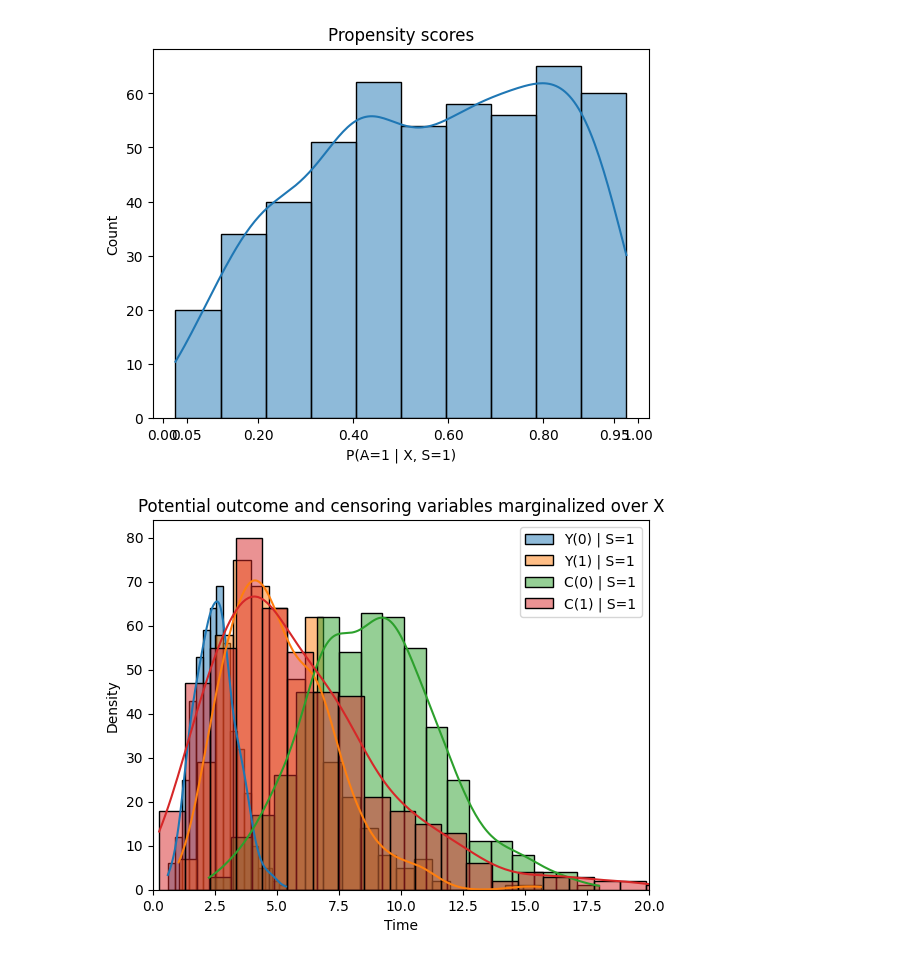
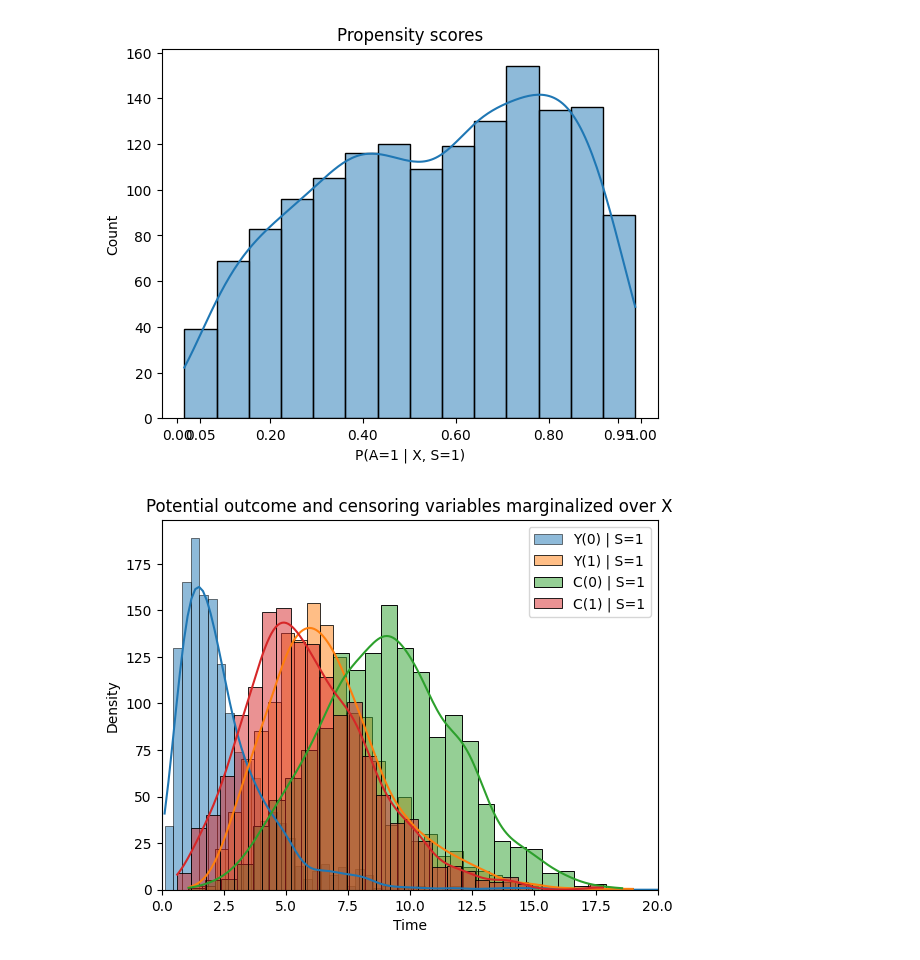
Before and after one commit to demireal/censored-mmr, a Jupyter notebook: main.ipynb, the cells around one changed output. Drawn from its saved outputs; the diff is of its cells as text; code cells hidden in the pictures.

Commit message:
updates to misspecified signals, DR implementations, and some JSON settings

```diff
--- a/main.ipynb
+++ b/main.ipynb
@@ -20,8 +20,8 @@ from mmr_utils import *
 mmr_keys = ["IPCW", "IPW-Drop"]
 CD = 10
 UC = 0
-jD = read_json('conditional-IC/samePO.json', CD, UC, mmr_keys)
-m = 1
+jD = read_json('conditional-IC/diffPO-beta.json', CD, UC, mmr_keys)
+m = 3
 os_size = int(jD['rct_size'] * m)
 
 t1 = time()
@@ -62,4 +62,4 @@ RCT size: 500, OS size: 500, time elapsed: 5.04
-[figure, old version]
+[figure, new version]
-[figure, old version]
+[figure, new version]
 # %%
 mmr_stats
```
Also changed, not shown: parts of 11 cells of this notebook, 35 other files.
